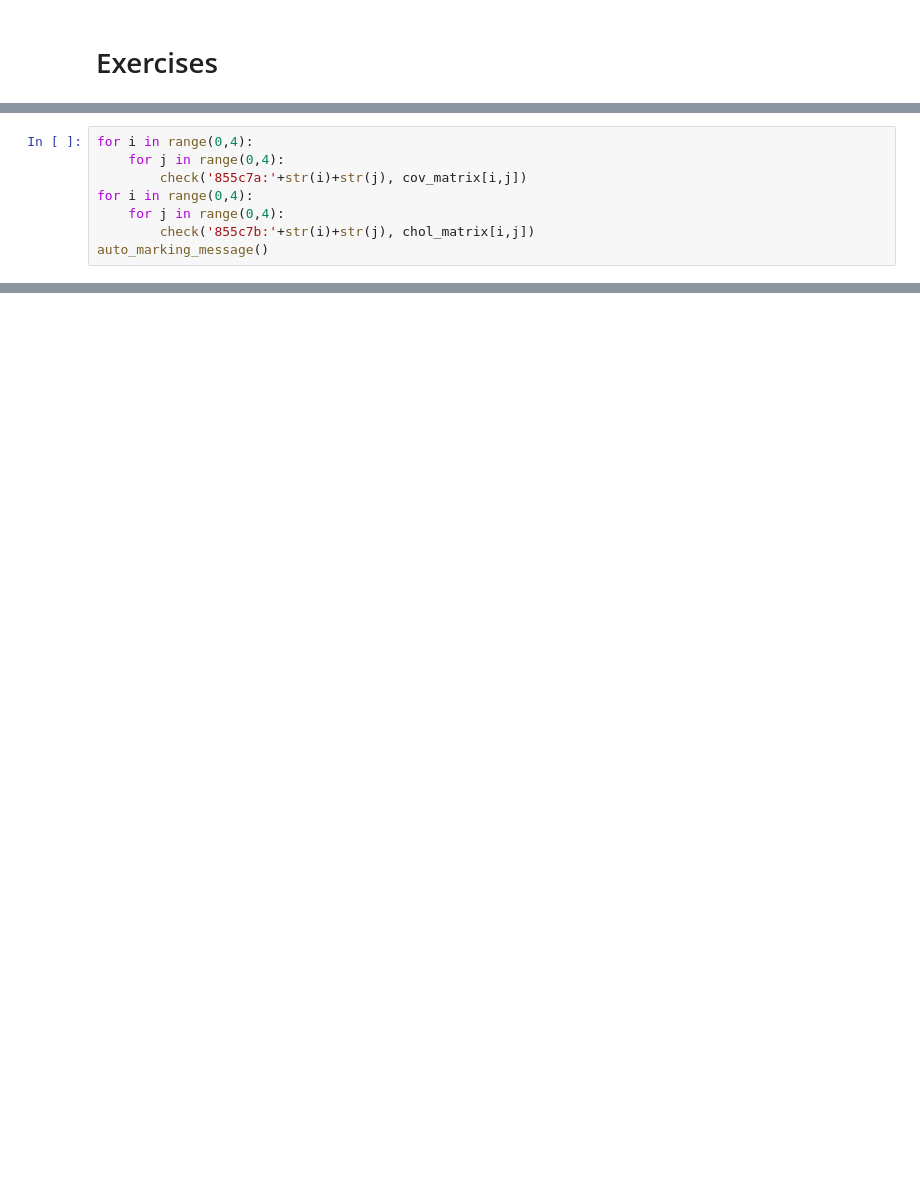
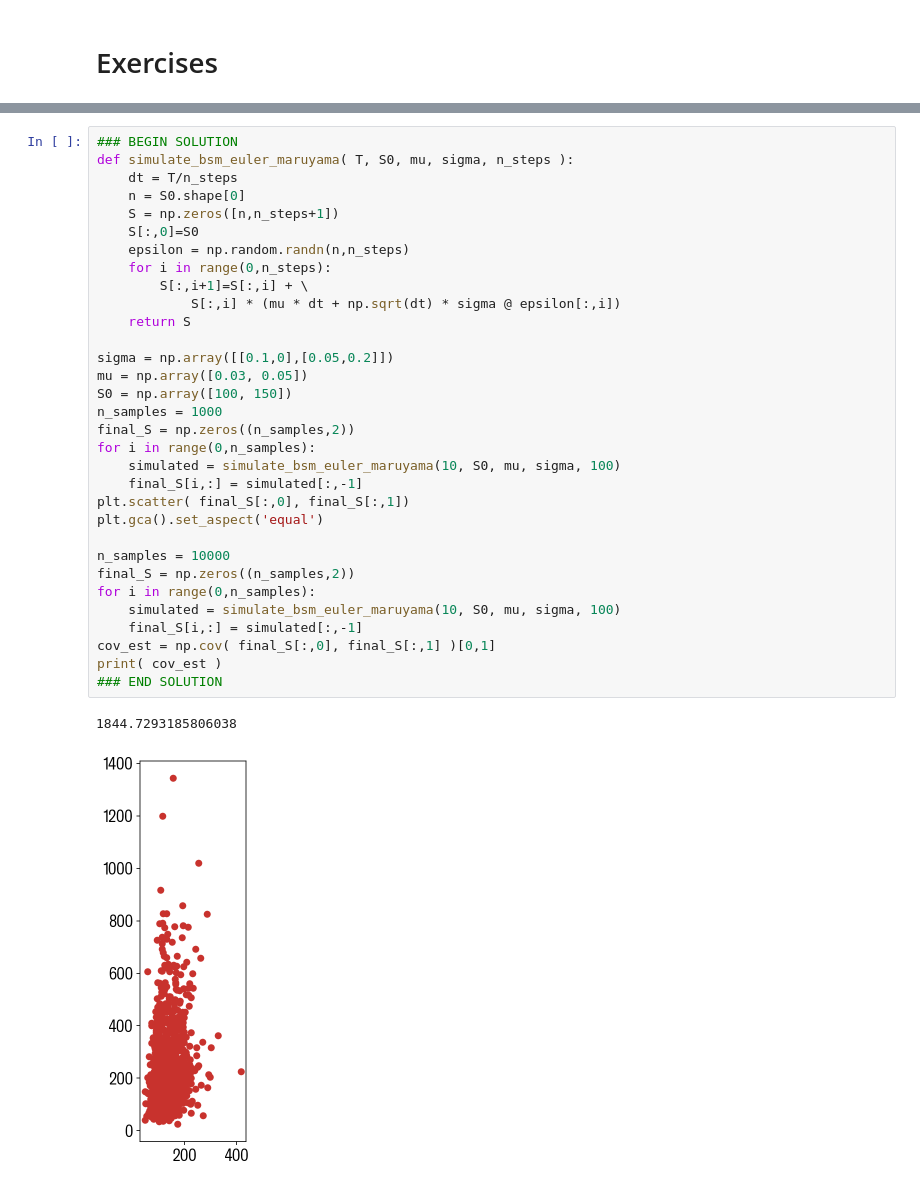
Before and after one commit to XLalex/-----, a Jupyter notebook: 2Exercises.ipynb, the cells around one changed output, grey strips where cells are left out. Drawn from its saved outputs; the diff is of its cells as text; blank space fills up the shorter version.

```diff
--- a/2Exercises.ipynb
+++ b/2Exercises.ipynb
@@ -138,8 +8,0 @@ chol_matrix = np.linalg.cholesky(cov_matrix)
-# %%
-for i in range(0,4):
-    for j in range(0,4):
-        check('855c7a:'+str(i)+str(j), cov_matrix[i,j])
-for i in range(0,4):
-    for j in range(0,4):
-        check('855c7b:'+str(i)+str(j), chol_matrix[i,j])
-auto_marking_message()
@@ -208,0 +99,35 @@ Auto marking message: 😊 Correct
+# %%
+### BEGIN SOLUTION
+def simulate_bsm_euler_maruyama( T, S0, mu, sigma, n_steps ):
+    dt = T/n_steps
+    n = S0.shape[0]
+    S = np.zeros([n,n_steps+1])
+    S[:,0]=S0
+    epsilon = np.random.randn(n,n_steps)
+    for i in range(0,n_steps):
+        S[:,i+1]=S[:,i] + \
+            S[:,i] * (mu * dt + np.sqrt(dt) * sigma @ epsilon[:,i])
+    return S
+
+sigma = np.array([[0.1,0],[0.05,0.2]])
+mu = np.array([0.03, 0.05])
+S0 = np.array([100, 150])
+n_samples = 1000
+final_S = np.zeros((n_samples,2))
+for i in range(0,n_samples):
+    simulated = simulate_bsm_euler_maruyama(10, S0, mu, sigma, 100)
+    final_S[i,:] = simulated[:,-1]
+plt.scatter( final_S[:,0], final_S[:,1])
+plt.gca().set_aspect('equal')
+
+n_samples = 10000
+final_S = np.zeros((n_samples,2))
+for i in range(0,n_samples):
+    simulated = simulate_bsm_euler_maruyama(10, S0, mu, sigma, 100)
+    final_S[i,:] = simulated[:,-1]
+cov_est = np.cov( final_S[:,0], final_S[:,1] )[0,1]
+print( cov_est )
+### END SOLUTION
+# %% [output]
+1844.7293185806038
+[figure, added]
```
Also changed, not shown: parts of 30 cells of this notebook, 2 other files.
